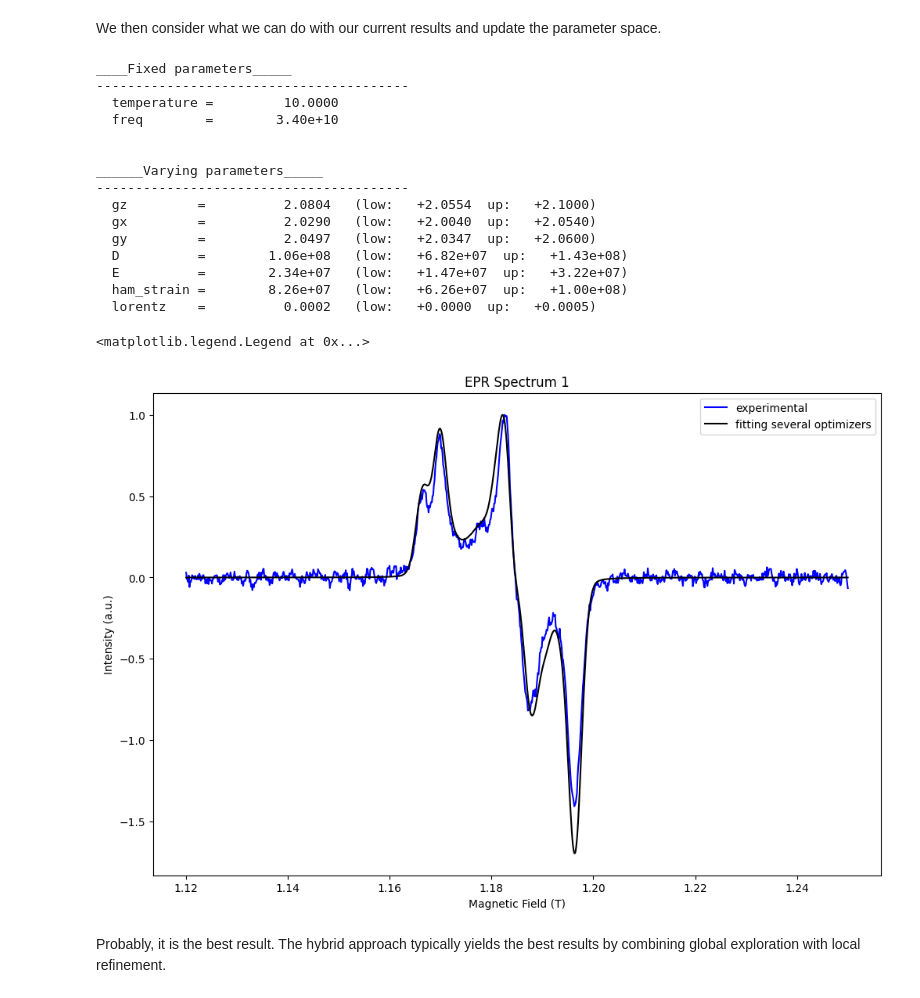
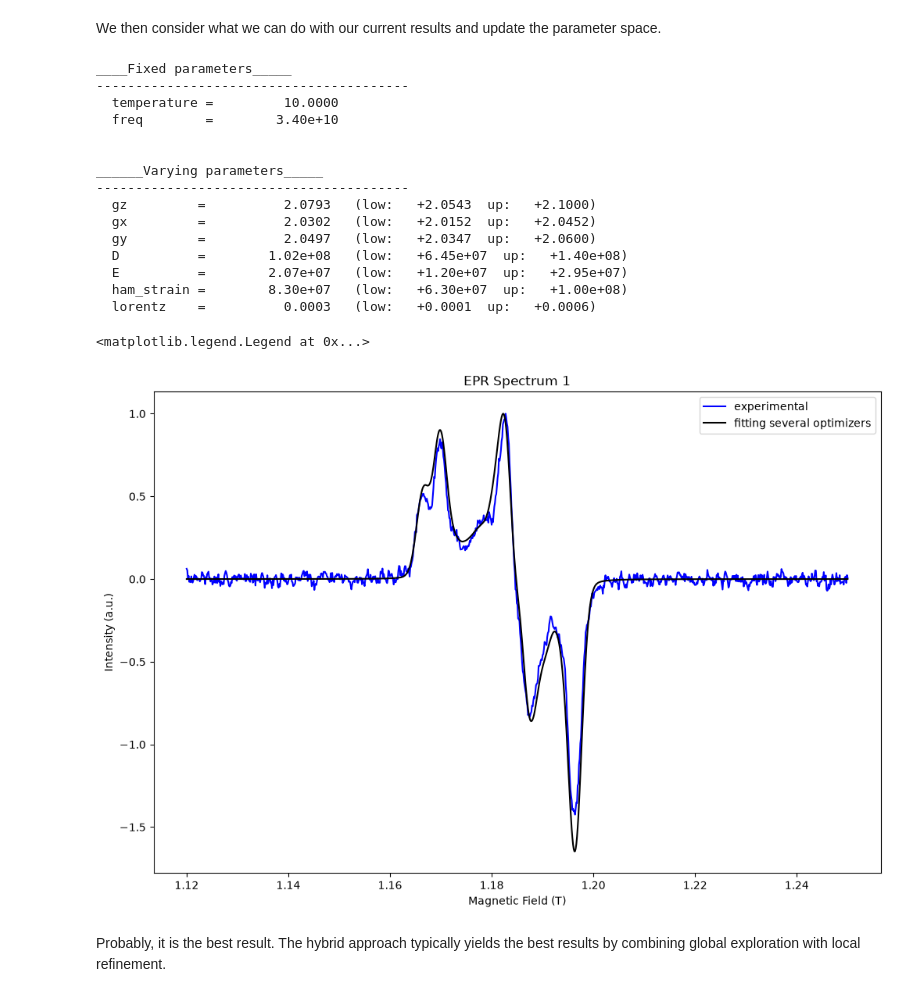
Before and after one commit to ArkadySamsonenkoWork/MaRs, a Jupyter notebook: examples/example_3_simple_fit/example_3.ipynb, the cells around one changed output. Saved outputs shown, nothing was run; the diff lists cells and outputs as text; code cells hidden in the pictures.

```diff
--- a/examples/example_3_simple_fit/example_3.ipynb
+++ b/examples/example_3_simple_fit/example_3.ipynb
@@ -225,18 +216,18 @@ Let's create the parameter space:
 param_specs = [
     # g-tensor components
     ParamSpec(name="gz", bounds=(2.0, 2.10), default=2.05, vary=True),
-    ParamSpec(name="gx", bounds=(2.0, 2.06), default=2.05, vary=True),
-    ParamSpec(name="gy", bounds=(2.0, 2.06), default=2.05, vary=True),
+    ParamSpec(name="gx", bounds=(2.0, 2.06), default=2.03, vary=True),
+    ParamSpec(name="gy", bounds=(2.0, 2.06), default=2.03, vary=True),
 
     # Dipolar coupling parameters
-    ParamSpec(name="D", bounds=(50e6, 200e6), default=100e6, vary=True),  # 50-200 MHz
-    ParamSpec(name="E", bounds=(5e6, 40e6), default=10e6, vary=True),    # 5-40 MHz
+    ParamSpec(name="D", bounds=(50e6, 200e6), default=125e6, vary=True),  # 50-200 MHz
+    ParamSpec(name="E", bounds=(5e6, 40e6), default=20e6, vary=True),    # 5-40 MHz
 
     # Hamiltonian strain
     ParamSpec(name="ham_strain", bounds=(2e7, 1e8), default=5e7, vary=True),
 
     # Set only Lorentz, since gauss with ham_strain is overfit
-    ParamSpec(name="lorentz", bounds=(0.0, 1e-3), default=1e-4, vary=True)
+    ParamSpec(name="lorentz", bounds=(0.0, 1e-3), default=5e-4, vary=True)
 ]  # Create the list of varied parameters
 
 
@@ -403,5 +394,5 @@ We start from TPE (Tree-structured Parzen Estimator). TPE is a Bayesian optimiza
 
 We'll also explore using the Optuna dashboard. You can learn more about its capabilities at: https://optuna-dashboard.readthedocs.io/en/stable/getting-started.html
 # %%
-result_TPE = fitter1.fit(backend="optuna", n_trials=1000, run_dashboard=True, study_name="test_study_TPE")
+result_TPE = fitter1.fit(backend="optuna", n_trials=2000, run_dashboard=True, study_name="test_study_TPE")
 # Optuna with TPE is default method, We also run dash board to study it
@@ -433,7 +428,7 @@ sampler = optuna.samplers.CmaEsSampler(
                 n_startup_trials=50,
                 restart_strategy="ipop")  # You can define sampler of optuna
 
-result_CmaEs = fitter1.fit(backend="optuna", n_trials=300, run_dashboard=False, study_name="test_study_CmaEs", sampler=sampler)
+result_CmaEs = fitter1.fit(backend="optuna", n_trials=1000, run_dashboard=False, study_name="test_study_CmaEs", sampler=sampler)
 # Optuna with CmaEsSampler is better to find minima than TPE, but it doen't allow so deep exploaraion as TPE
 # %%
 plt.figure(figsize=(12, 8))
@@ -480,14 +478,16 @@ The good solution is combining different methods to find the best result.
 3) Use CMA-ES or COBYLA for fast local convergence
 # %%
 # Run TPE again
-result_TPE = fitter1.fit(backend="optuna", n_trials=500, run_dashboard=False, study_name="test_study_TPE")
+fitter1.param_space = param_space
+
+result_TPE = fitter1.fit(backend="optuna", n_trials=1000, run_dashboard=False, study_name="test_study_TPE")
 best_params_TPE = result_TPE.best_params
 # %% [markdown]
 We then consider what we can do with our current results and update the parameter space.
 # %%
 updated_param_space = param_space.copy()
 
-updated_param_space.set_bounds({"gx": (2.0, 2.1)})  # We can set new bounds
+#updated_param_space.set_bounds({"gx": (2.0, 2.1)})  # We can set new bounds
 updated_param_space.set_default(best_params_TPE)  # Update default values to the best parameters found by TPE
 updated_param_space.reduce_bounds(alpha=0.5) # Reduce bounds to focus on promising region (50% of original width)
 
@@ -504,27 +504,27 @@ ____Fixed parameters_____
 
 ______Varying parameters_____
 ----------------------------------------
-  gz         =          2.0804   (low:   +2.0554  up:   +2.1000)
-  gx         =          2.0290   (low:   +2.0040  up:   +2.0540)
+  gz         =          2.0793   (low:   +2.0543  up:   +2.1000)
+  gx         =          2.0302   (low:   +2.0152  up:   +2.0452)
   gy         =          2.0497   (low:   +2.0347  up:   +2.0600)
-  D          =        1.06e+08   (low:   +6.82e+07  up:   +1.43e+08)
-  E          =        2.34e+07   (low:   +1.47e+07  up:   +3.22e+07)
-  ham_strain =        8.26e+07   (low:   +6.26e+07  up:   +1.00e+08)
-  lorentz    =          0.0002   (low:   +0.0000  up:   +0.0005)
+  D          =        1.02e+08   (low:   +6.45e+07  up:   +1.40e+08)
+  E          =        2.07e+07   (low:   +1.20e+07  up:   +2.95e+07)
+  ham_strain =        8.30e+07   (low:   +6.30e+07  up:   +1.00e+08)
+  lorentz    =          0.0003   (low:   +0.0001  up:   +0.0006)
 # %%
 result_continue = fitter1.fit(backend="ng", budget=300, optimizer="Cobyla")
 # %%
 plt.figure(figsize=(12, 8))
 
 plt.plot(fields1, spectrum1 / max(spectrum1), 'b-', linewidth=1.5, label="experimental")
-plt.plot(fields1, result_continue.best_spectrum.numpy() / max(result_continue.best_spectrum.numpy()), 'black', linewidth=1.5, label="fitting several optimizers")
+plt.plot(fields1, result_continue.best_spectrum.cpu().numpy() / max(result_continue.best_spectrum.cpu().numpy()), 'black', linewidth=1.5, label="fitting several optimizers")
 plt.title('EPR Spectrum 1', fontsize=12)
 plt.xlabel('Magnetic Field (T)', fontsize=10)
 plt.ylabel('Intensity (a.u.)', fontsize=10)
 plt.legend()
 # %% [output]
 <matplotlib.legend.Legend at 0x...>
-[figure, old version]
+[figure, new version]
 # %% [markdown]
 Probably, it is the best result. The hybrid approach typically yields the best results by combining global exploration with local refinement.
 # %% [markdown]
```
Also changed, not shown: parts of 14 cells of this notebook, 15 other files.
